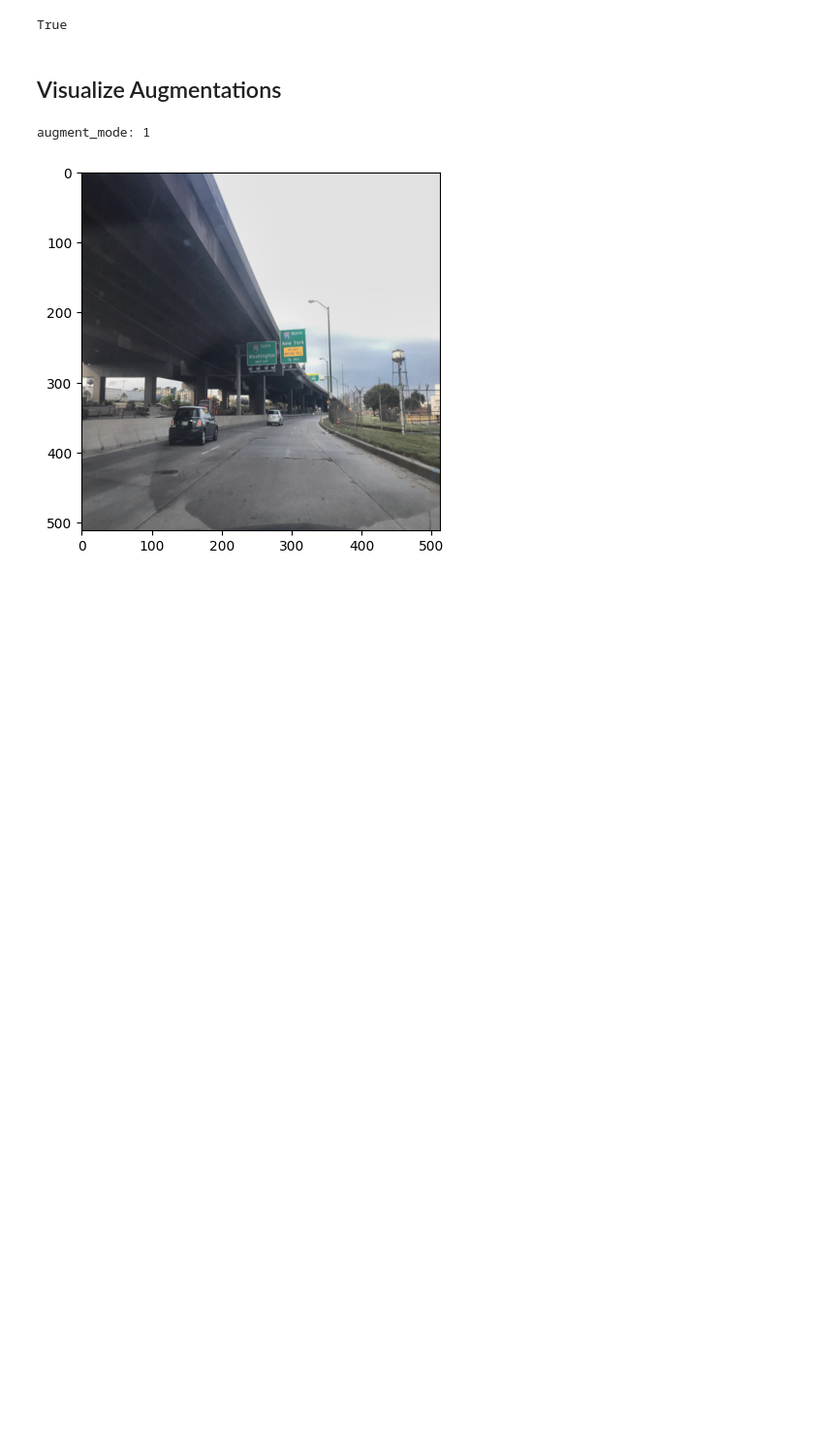
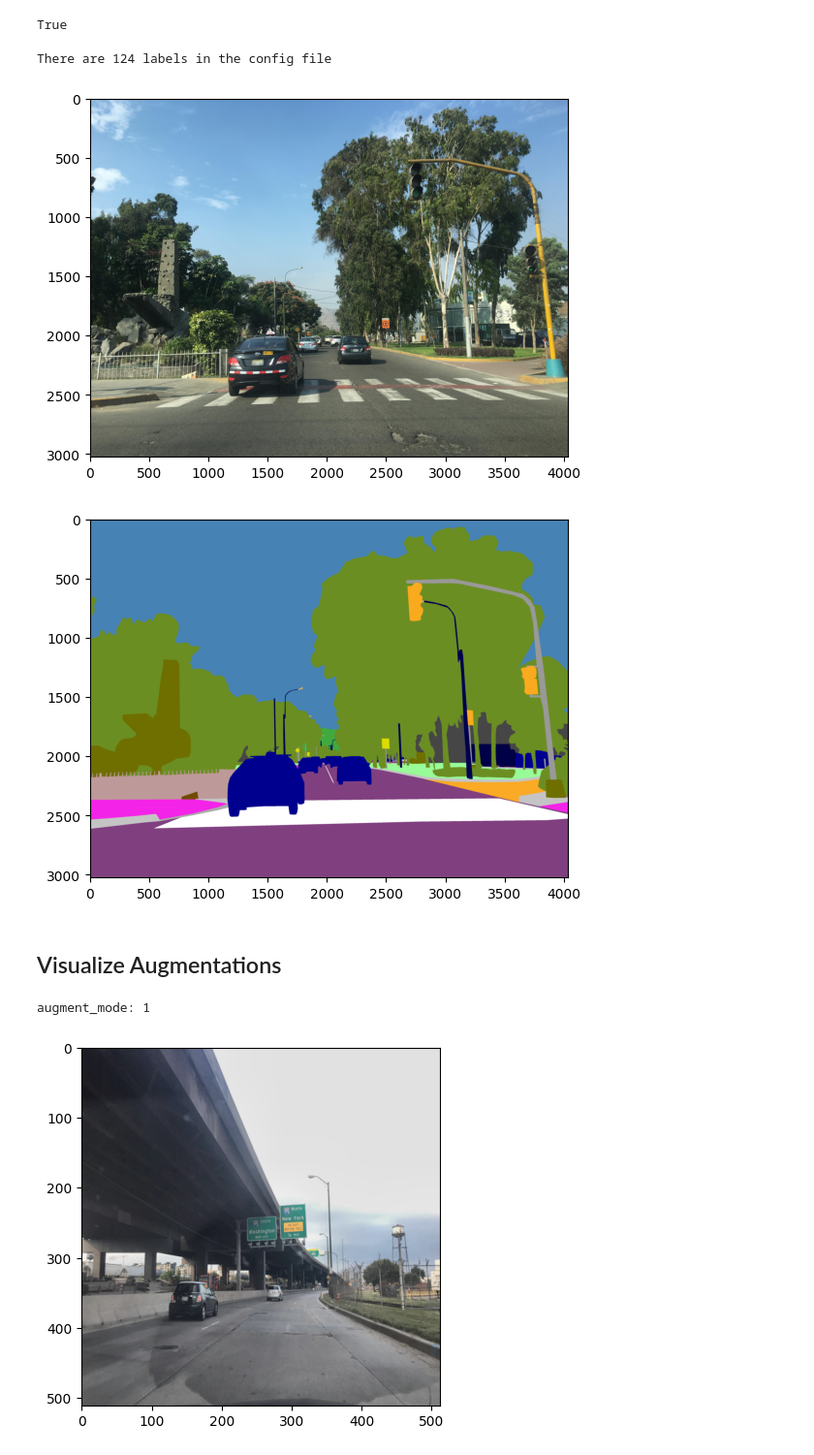
Before and after one commit to ObinnaUzoh/mapillary-semantic-segmentation, a Jupyter notebook: notebooks/visualize.ipynb, the cells around one changed output. Shown at 97% size. Cells and saved outputs as stored; diff of their text form; code cells hidden in the pictures; blank space fills up the shorter version.

```diff
--- a/notebooks/visualize.ipynb
+++ b/notebooks/visualize.ipynb
@@ -55,44 +55,48 @@ def plot_img_label(image_id='M2kh294N9c72sICO990Uew'):
         config = json.load(config_file)
     # in this example we are only interested in the labels
     labels = config['labels']
-    print(len(labels))
+    # print(len(labels))
     # print labels
-    # print("There are {} labels in the config file".format(len(labels)))
+    print("There are {} labels in the config file".format(len(labels)))
     # for label_id, label in enumerate(labels):
     #     print("{:>30} ({:2d}): {:<40} has instances: {}".format(label["readable"], label_id, label["name"], label["instances"]))
 
     # set up paths for every image
     image_path = os.path.join(data_dir, "training/images/{}.jpg".format(image_id))
     label_path = os.path.join(data_dir, "training/v2.0/labels/{}.png".format(image_id))
     # instance_path = "training/{}/instances/{}.png".format(version, image_id)
     # panoptic_path = "training/{}/panoptic/{}.png".format(version, image_id)
 
     # load images
     base_image = Image.open(image_path)
     label_image = Image.open(label_path)
     # instance_image = Image.open(instance_path)
     # panoptic_image = Image.open(panoptic_path)
 
     # convert labeled data to numpy arrays for better handling
     label_array = np.array(label_image)
     # instance_array = np.array(instance_image, dtype=np.uint16)
 
     # now we split the instance_array into labels and instance ids
     # instance_label_array = np.array(instance_array / 256, dtype=np.uint8)
     # instance_ids_array = np.array(instance_array % 256, dtype=np.uint8)
 
     # for visualization, we apply the colors stored in the config
     # print(label_array)
 
     plt.imshow(base_image)
     plt.show()
     colored_label_array = apply_color_map(label_array, labels)
     plt.imshow(colored_label_array)
     plt.show()
 
 
-# image_fn = random.choice(train_image_files)
-# plot_img_label(os.path.splitext(image_fn)[0])
+image_fn = random.choice(train_image_files)
+plot_img_label(os.path.splitext(image_fn)[0])
+# %% [output]
+There are 124 labels in the config file
+[figure, added]
+[figure, added]
 # %% [markdown]
 ## Visualize Augmentations
 # %%
```
Also changed, not shown: parts of 1 cell of this notebook, 6 other files.
